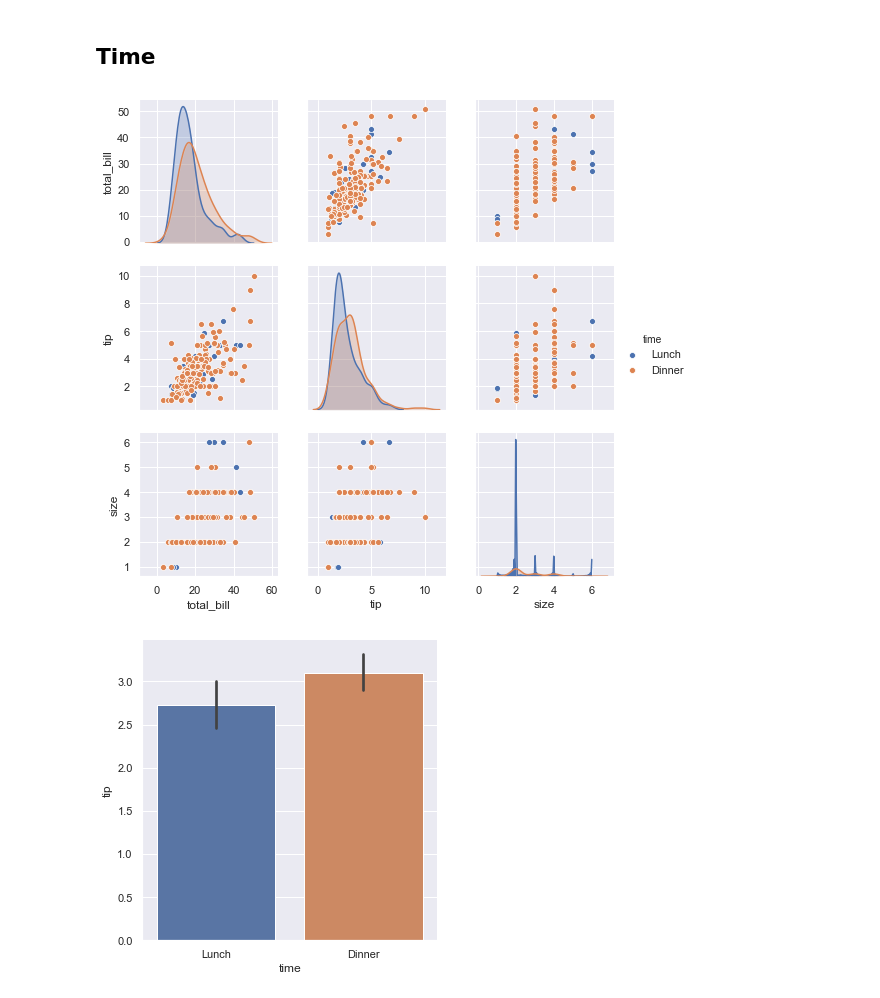
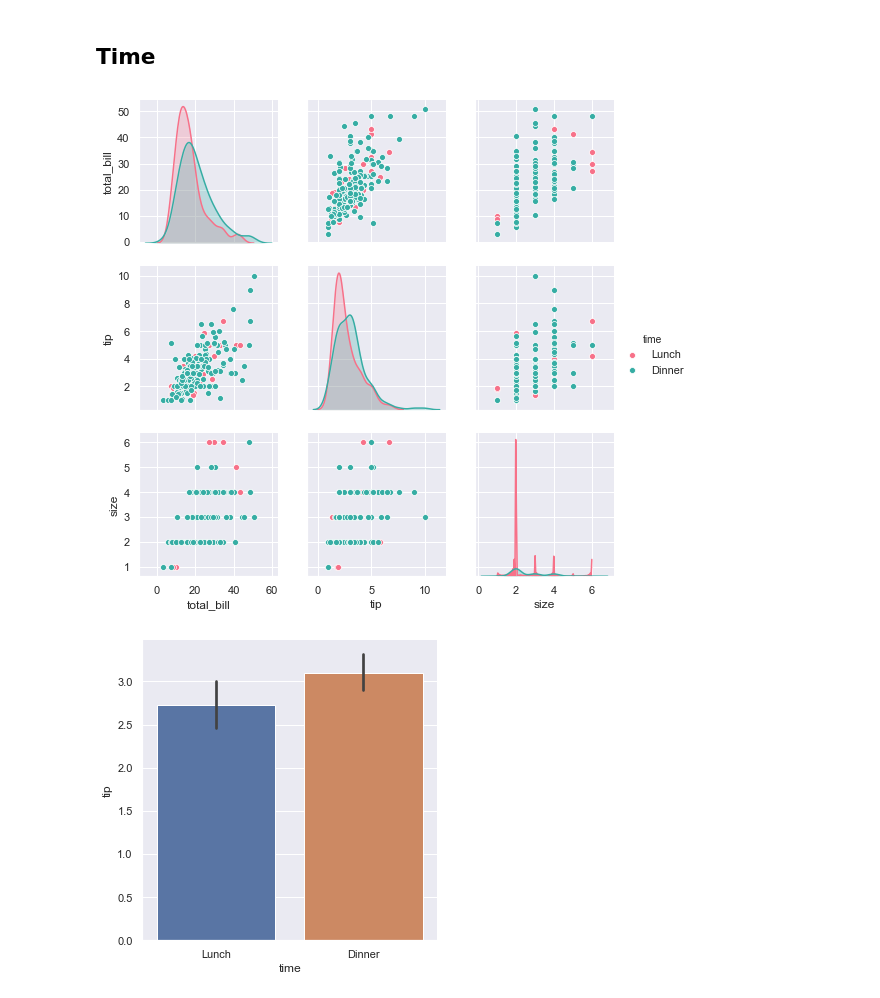
Before and after one commit to ANihill/Fundamentals-Assessment, a Jupyter notebook: Fundamentals of Data Analytics - Assessment.ipynb, the cells around one changed output. Saved outputs shown, nothing was run; the diff lists cells and outputs as text; code cells hidden in the pictures.

```diff
--- a/Fundamentals of Data Analytics - Assessment.ipynb
+++ b/Fundamentals of Data Analytics - Assessment.ipynb
@@ -117,9 +150,9 @@ sns.catplot(x="size", y="tip", kind=("bar"), data=tips);
 # %% [markdown]
 ## Time
 # %%
-sns.pairplot(tips, hue='time');
+sns.pairplot(tips, hue="time", palette="husl");
 # %% [output]
-[figure, old version]
+[figure, new version]
 # %%
 # scatterplot based on time of day
 sns.catplot(x="time", y="tip", kind=("bar"), data=tips);
```
Also changed, not shown: parts of 15 cells of this notebook.
